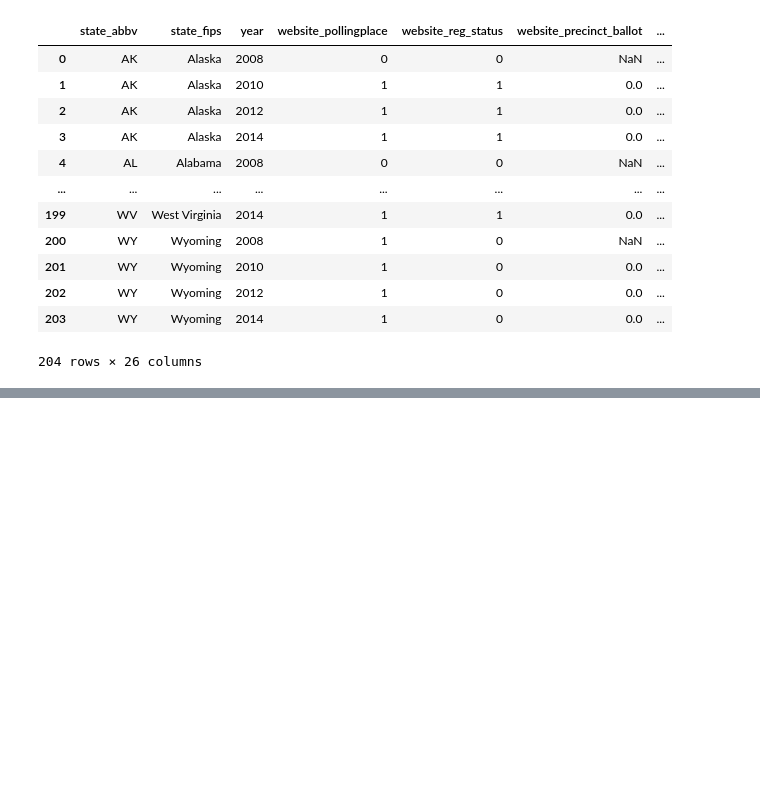
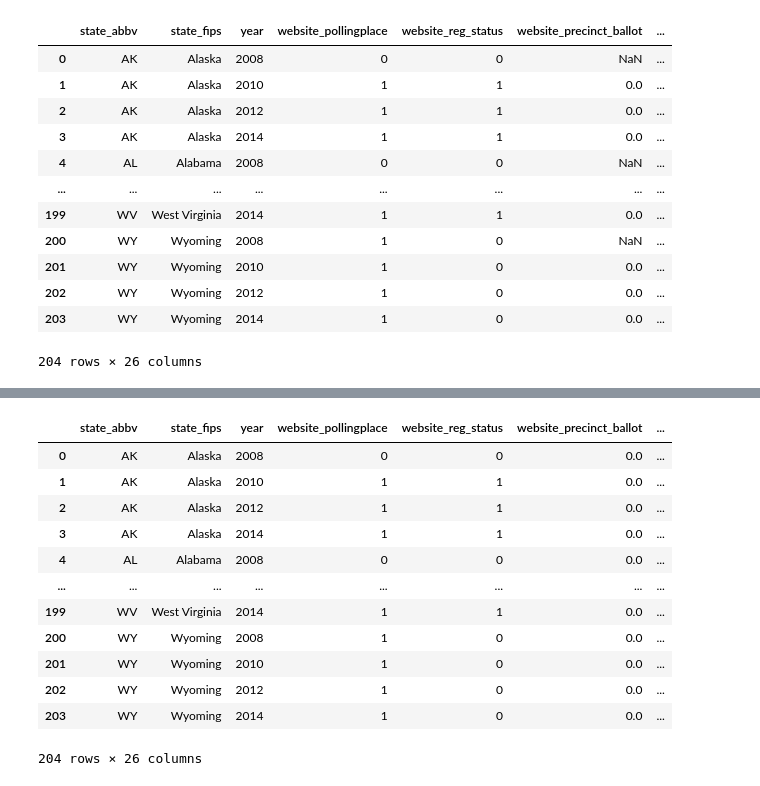
Before and after one commit to mmingoia/HTML_MN_Group_Project, a Jupyter notebook: election.ipynb, the cells around one changed output, grey strips where cells are left out. Drawn from its saved outputs; the diff is of its cells as text; code cells hidden in the pictures; blank space fills up the shorter version.

```diff
--- a/election.ipynb
+++ b/election.ipynb
@@ -40,0 +69,19 @@ df1
+# %%
+df1_new = df1.replace(np.nan,0)
+# df1_new1 = df1.replace('NaN',0)
+
+df1_new
+# %% [output]
+|  | state_abbv | state_fips | year | website_pollingplace | website_reg_status | website_precinct_ballot | ... |
+| 0 | AK | Alaska | 2008 | 0 | 0 | 0.0 | ... |
+| 1 | AK | Alaska | 2010 | 1 | 1 | 0.0 | ... |
+| 2 | AK | Alaska | 2012 | 1 | 1 | 0.0 | ... |
+| 3 | AK | Alaska | 2014 | 1 | 1 | 0.0 | ... |
+| 4 | AL | Alabama | 2008 | 0 | 0 | 0.0 | ... |
+| ... | ... | ... | ... | ... | ... | ... | ... |
+| 199 | WV | West Virginia | 2014 | 1 | 1 | 0.0 | ... |
+| 200 | WY | Wyoming | 2008 | 1 | 0 | 0.0 | ... |
+| 201 | WY | Wyoming | 2010 | 1 | 0 | 0.0 | ... |
+| 202 | WY | Wyoming | 2012 | 1 | 0 | 0.0 | ... |
+| 203 | WY | Wyoming | 2014 | 1 | 0 | 0.0 | ... |
+204 rows × 26 columns
```
Also changed, not shown: parts of 14 cells of this notebook.
